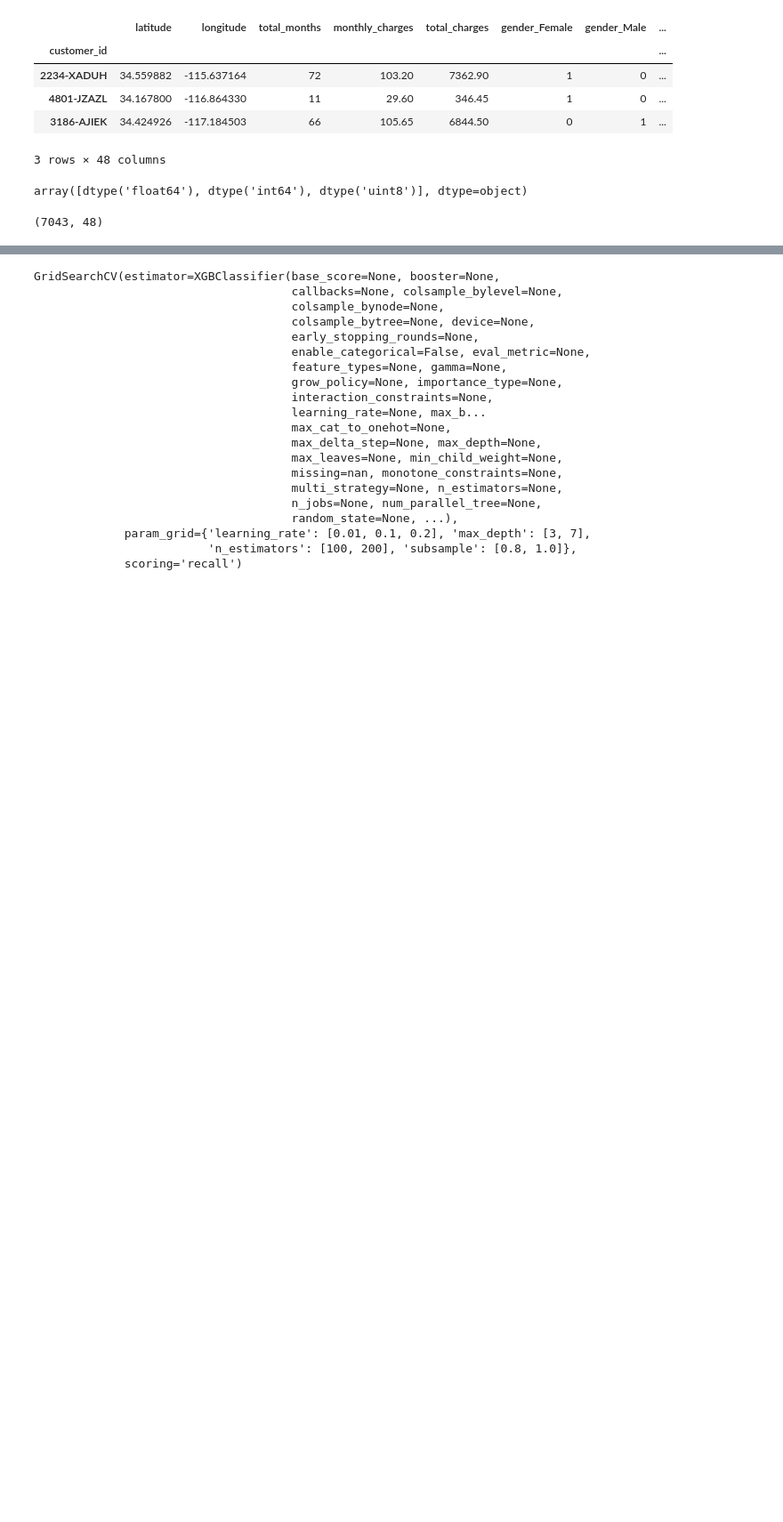
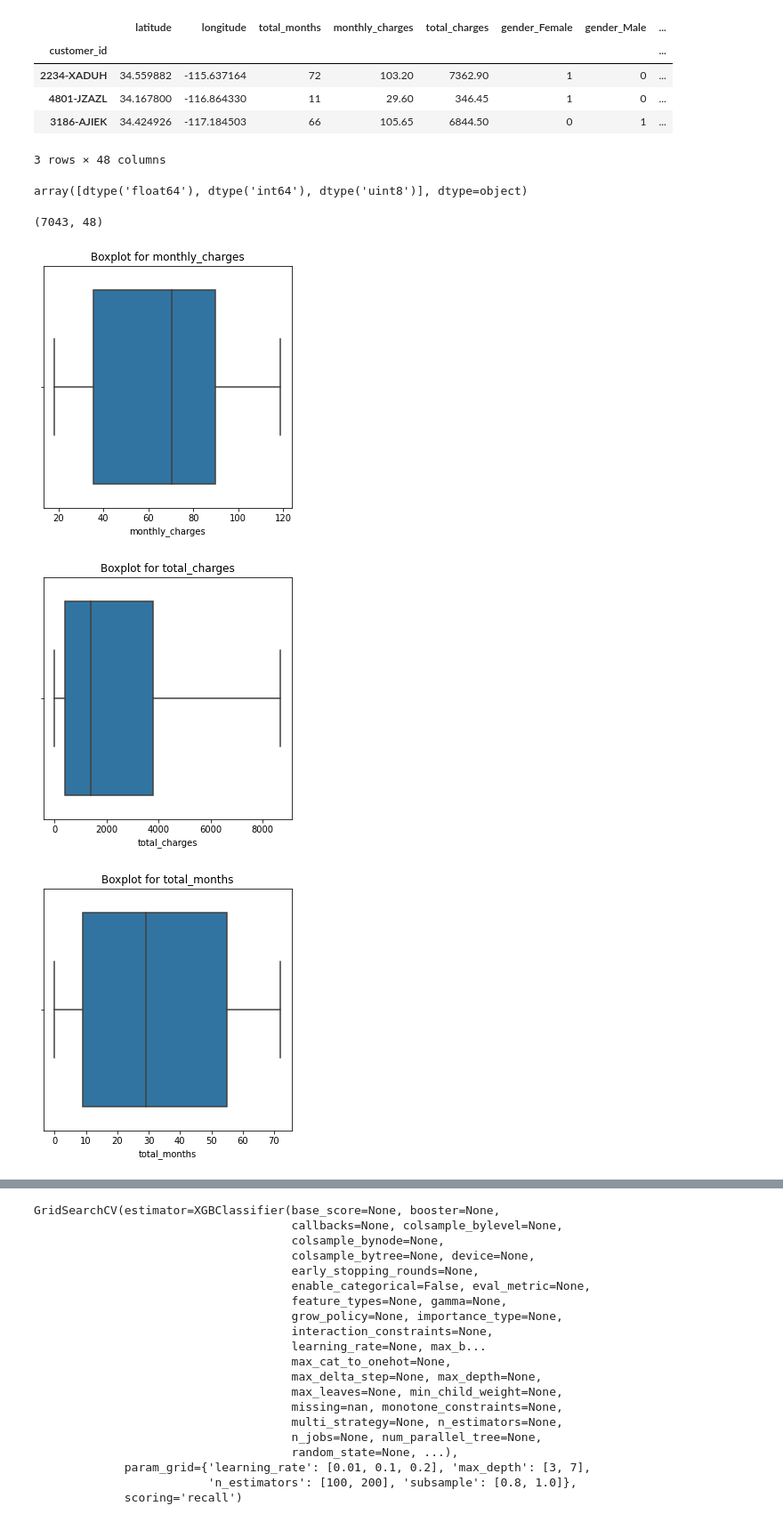
Before and after one commit to Vselenis/Machine-Learning-September-2022, a Jupyter notebook: 10. Project/Churn Prediction/Churn Prediction.ipynb, the cells around one changed output, grey strips where cells are left out. Shown at 89% size. Saved outputs shown, nothing was run; the diff lists cells and outputs as text; code cells hidden in the pictures; blank space fills up the shorter version.

```diff
--- a/10. Project/Churn Prediction/Churn Prediction.ipynb
+++ b/10. Project/Churn Prediction/Churn Prediction.ipynb
@@ -413,0 +371,22 @@ client_attributes_train, client_attributes_test, client_label_train, client_labe
+# %%
+def plot_boxplot(data, feature_name):
+    plt.figure(figsize=(5, 5))
+    sns.boxplot(x=data[feature_name])
+    plt.title(f'Boxplot for {feature_name}')
+    plt.show()
+
+# Assuming your data is stored in a DataFrame called 'df'
+# Replace 'df' with the actual variable name containing your data
+
+# Example usage for 'monthly_charges'
+plot_boxplot(client_data, 'monthly_charges')
+
+# Example usage for 'total_charges'
+plot_boxplot(client_data, 'total_charges')
+
+# Example usage for 'total_months'
+plot_boxplot(client_data, 'total_months')
+# %% [output]
+[figure, added]
+[figure, added]
+[figure, added]
```
Also changed, not shown: parts of 52 cells of this notebook.
